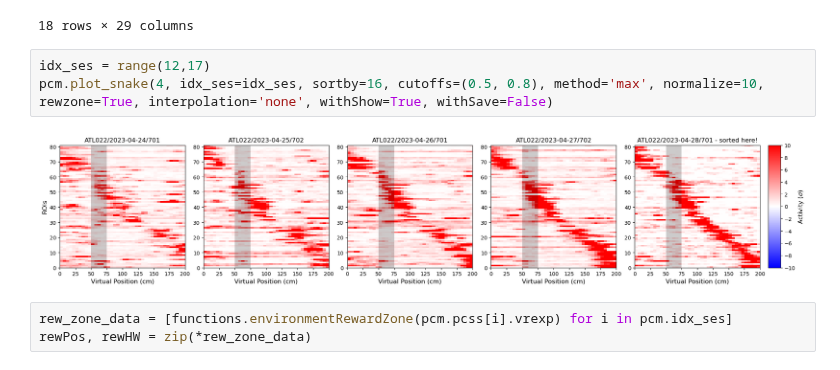
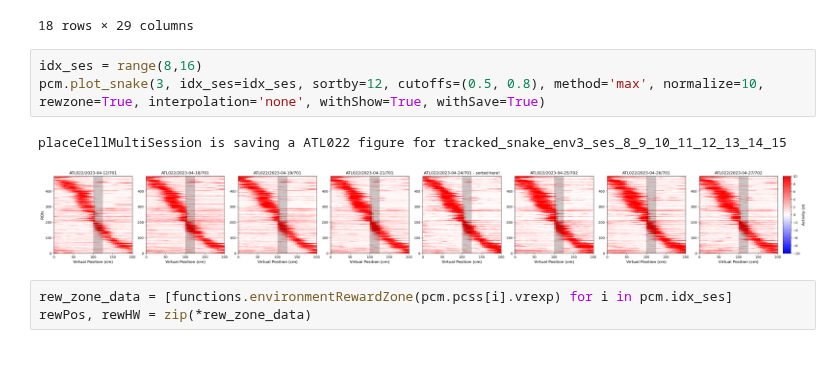
Before and after one commit to landoskape/vrAnalysis, a Jupyter notebook: testingPipelineFunctions.ipynb, the cells around one changed output. Drawn from its saved outputs; the diff is of its cells as text.

Commit message:
Support for multiSession analyses

```diff
--- a/testingPipelineFunctions.ipynb
+++ b/testingPipelineFunctions.ipynb
@@ -113,10 +113,11 @@ pcm.track.session_table()
 | 17 | 67 | ATL022 | 2023-05-03 00:00:00 | 701 | Gratings VR | 0 | False | True | ... |
 18 rows × 29 columns
 # %%
-idx_ses = range(12,17)
-pcm.plot_snake(4, idx_ses=idx_ses, sortby=16, cutoffs=(0.5, 0.8), method='max', normalize=10, rewzone=True, interpolation='none', withShow=True, withSave=False)
+idx_ses = range(8,16)
+pcm.plot_snake(3, idx_ses=idx_ses, sortby=12, cutoffs=(0.5, 0.8), method='max', normalize=10, rewzone=True, interpolation='none', withShow=True, withSave=True)
 # %% [output]
+placeCellMultiSession is saving a ATL022 figure for tracked_snake_env3_ses_8_9_10_11_12_13_14_15
-[figure, old version]
+[figure, new version]
 # %%
 rew_zone_data = [functions.environmentRewardZone(pcm.pcss[i].vrexp) for i in pcm.idx_ses]
 rewPos, rewHW = zip(*rew_zone_data)
```
Also changed, not shown: 2 other files.
